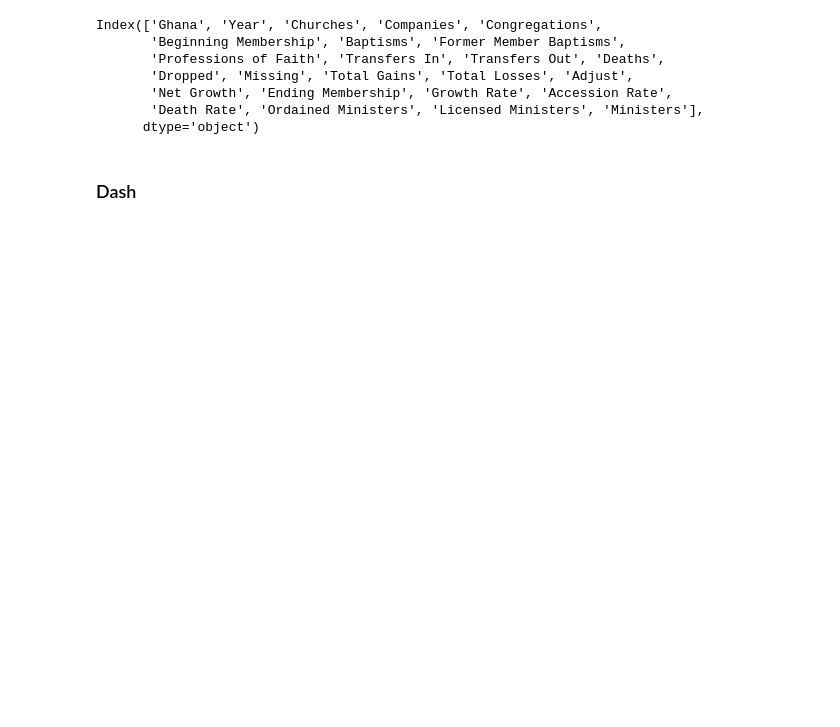
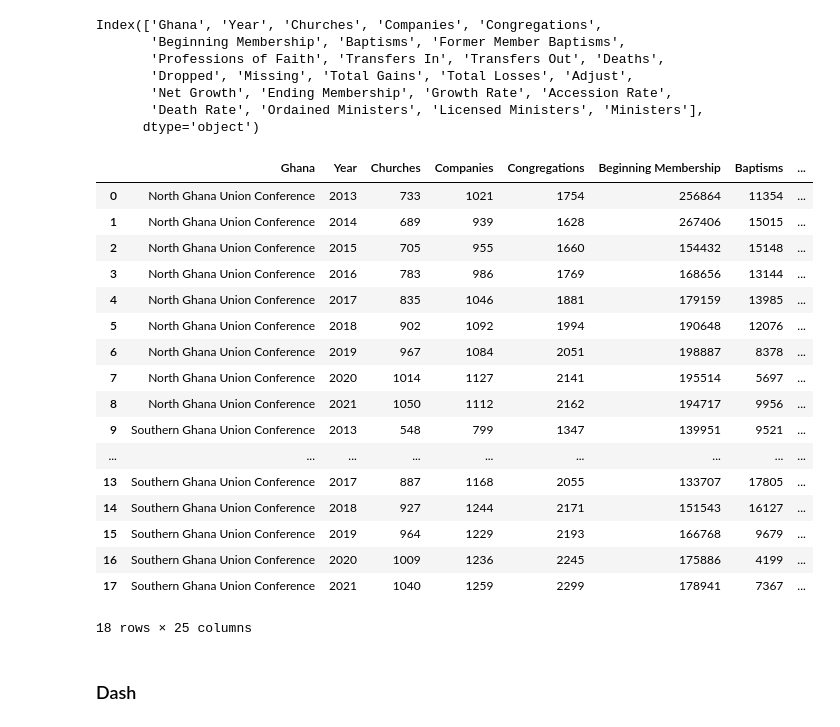
Before and after one commit to MLProject20/WAD, a Jupyter notebook: WAD.ipynb, the cells around one changed output. Cells and saved outputs as stored; diff of their text form; code cells hidden in the pictures; blank space fills up the shorter version.

```diff
--- a/WAD.ipynb
+++ b/WAD.ipynb
@@ -89,6 +89,27 @@ Index(['Ghana', 'Year', 'Churches', 'Companies', 'Congregations',
        'Net Growth', 'Ending Membership', 'Growth Rate', 'Accession Rate',
        'Death Rate', 'Ordained Ministers', 'Licensed Ministers', 'Ministers'],
       dtype='object')
+# %%
+WAD
+# %% [output]
+|  | Ghana | Year | Churches | Companies | Congregations | Beginning Membership | Baptisms | ... |
+| 0 | North Ghana Union Conference | 2013 | 733 | 1021 | 1754 | 256864 | 11354 | ... |
+| 1 | North Ghana Union Conference | 2014 | 689 | 939 | 1628 | 267406 | 15015 | ... |
+| 2 | North Ghana Union Conference | 2015 | 705 | 955 | 1660 | 154432 | 15148 | ... |
+| 3 | North Ghana Union Conference | 2016 | 783 | 986 | 1769 | 168656 | 13144 | ... |
+| 4 | North Ghana Union Conference | 2017 | 835 | 1046 | 1881 | 179159 | 13985 | ... |
+| 5 | North Ghana Union Conference | 2018 | 902 | 1092 | 1994 | 190648 | 12076 | ... |
+| 6 | North Ghana Union Conference | 2019 | 967 | 1084 | 2051 | 198887 | 8378 | ... |
+| 7 | North Ghana Union Conference | 2020 | 1014 | 1127 | 2141 | 195514 | 5697 | ... |
+| 8 | North Ghana Union Conference | 2021 | 1050 | 1112 | 2162 | 194717 | 9956 | ... |
+| 9 | Southern Ghana Union Conference | 2013 | 548 | 799 | 1347 | 139951 | 9521 | ... |
+| ... | ... | ... | ... | ... | ... | ... | ... | ... |
+| 13 | Southern Ghana Union Conference | 2017 | 887 | 1168 | 2055 | 133707 | 17805 | ... |
+| 14 | Southern Ghana Union Conference | 2018 | 927 | 1244 | 2171 | 151543 | 16127 | ... |
+| 15 | Southern Ghana Union Conference | 2019 | 964 | 1229 | 2193 | 166768 | 9679 | ... |
+| 16 | Southern Ghana Union Conference | 2020 | 1009 | 1236 | 2245 | 175886 | 4199 | ... |
+| 17 | Southern Ghana Union Conference | 2021 | 1040 | 1259 | 2299 | 178941 | 7367 | ... |
+18 rows × 25 columns
 # %% [markdown]
 ### Dash
 # %%
```
Also changed, not shown: parts of 3 cells of this notebook.
